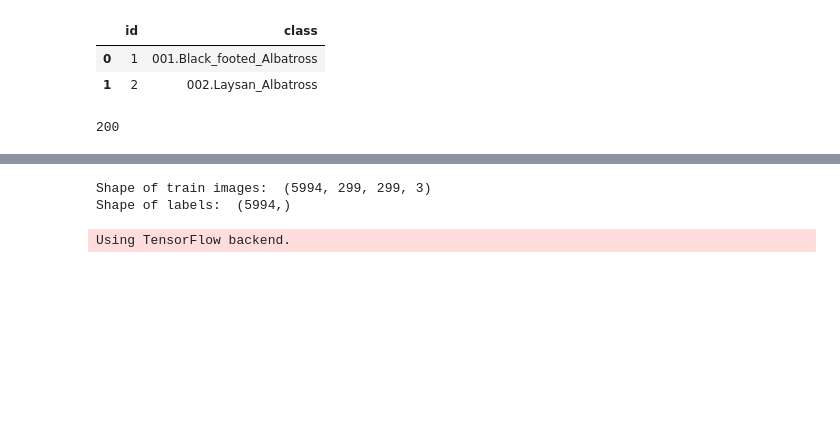
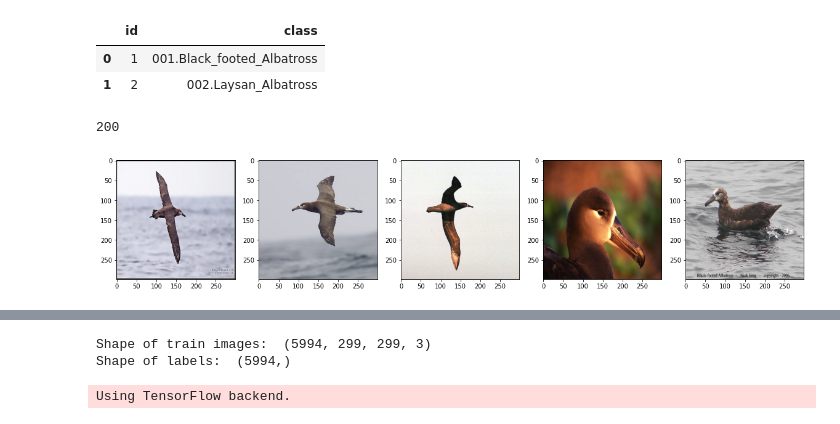
Before and after one commit to eddietseng1129/machine_learning, a Jupyter notebook: Birds_Classification.ipynb, the cells around one changed output, grey strips where cells are left out. Cells and saved outputs as stored; diff of their text form; code cells hidden in the pictures; blank space fills up the shorter version.

```diff
--- a/Birds_Classification.ipynb
+++ b/Birds_Classification.ipynb
@@ -86,11 +86,13 @@ def read_process_images(files_path, labels, train_test, image_name, train=True):
 # %%
 X, y = read_process_images(PATH, labels, train_test, images)
 # %%
-# plt.figure(figsize=(20,10))
-# columns=5
-# for i in range(columns):
-#   plt.subplot(5/columns+1, columns, i + 1)
-#   plt.imshow(X[i])
+plt.figure(figsize=(20,10))
+columns=5
+for i in range(columns):
+  plt.subplot(5/columns+1, columns, i + 1)
+  plt.imshow(X[i])
+# %% [output]
+[figure, added]
 # %%
 import seaborn as sns
 X = np.array(X)
```
Also changed, not shown: parts of 6 cells of this notebook.
